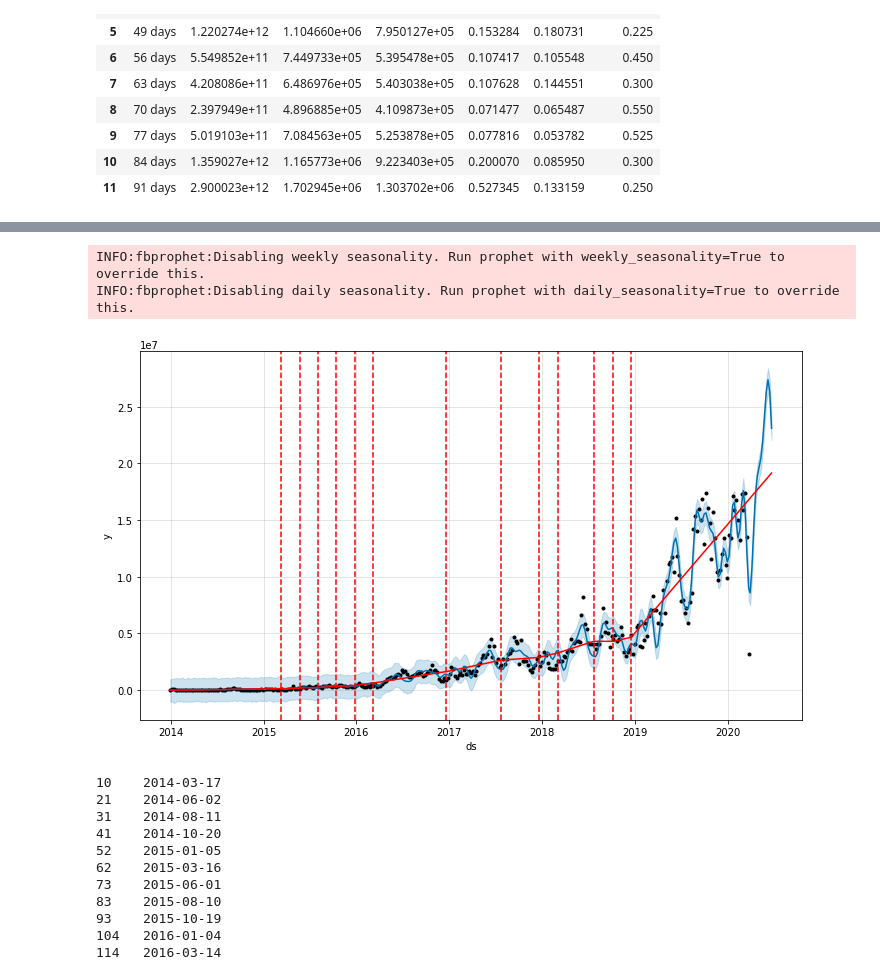
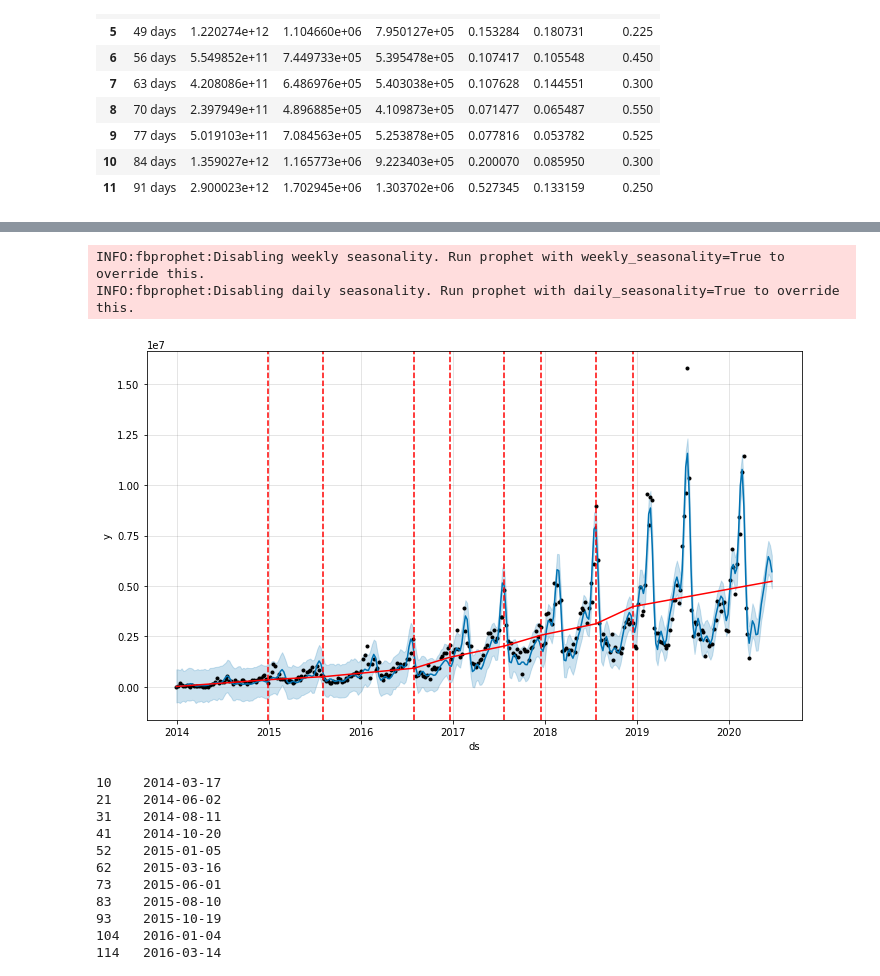
Before and after one commit to sacses/Ironhack-Final-Project, a Jupyter notebook: notebooks/notebook_1.ipynb, the cells around one changed output, grey strips where cells are left out. Saved outputs shown, nothing was run; the diff lists cells and outputs as text; code cells hidden in the pictures.

```diff
--- a/notebooks/notebook_1.ipynb
+++ b/notebooks/notebook_1.ipynb
@@ -280,21 +341,20 @@ for i in ['AUD', 'CAD', 'EUR', 'GBP', 'JPY', 'USD']:
 # %%
 from fbprophet.plot import add_changepoints_to_plot
 
-baseline = get_df('CAD')
-baseline['floor'] = 0
+baseline = get_df('AUD')
 m = Prophet(seasonality_mode='multiplicative', changepoint_prior_scale=0.5)
 
 
 m.fit(baseline)
 futures = m.make_future_dataframe(periods=13, freq='W')
 forecast = m.predict(futures)
 #print(futures.tail(13))
 fig = m.plot(forecast)
 a = add_changepoints_to_plot(fig.gca(), m, forecast)
 # %% [output]
 INFO:fbprophet:Disabling weekly seasonality. Run prophet with weekly_seasonality=True to override this.
 INFO:fbprophet:Disabling daily seasonality. Run prophet with daily_seasonality=True to override this.
-[figure, old version]
+[figure, new version]
 # %%
 print(m.changepoints)
 # %% [output]
```
Also changed, not shown: parts of 14 cells of this notebook.
